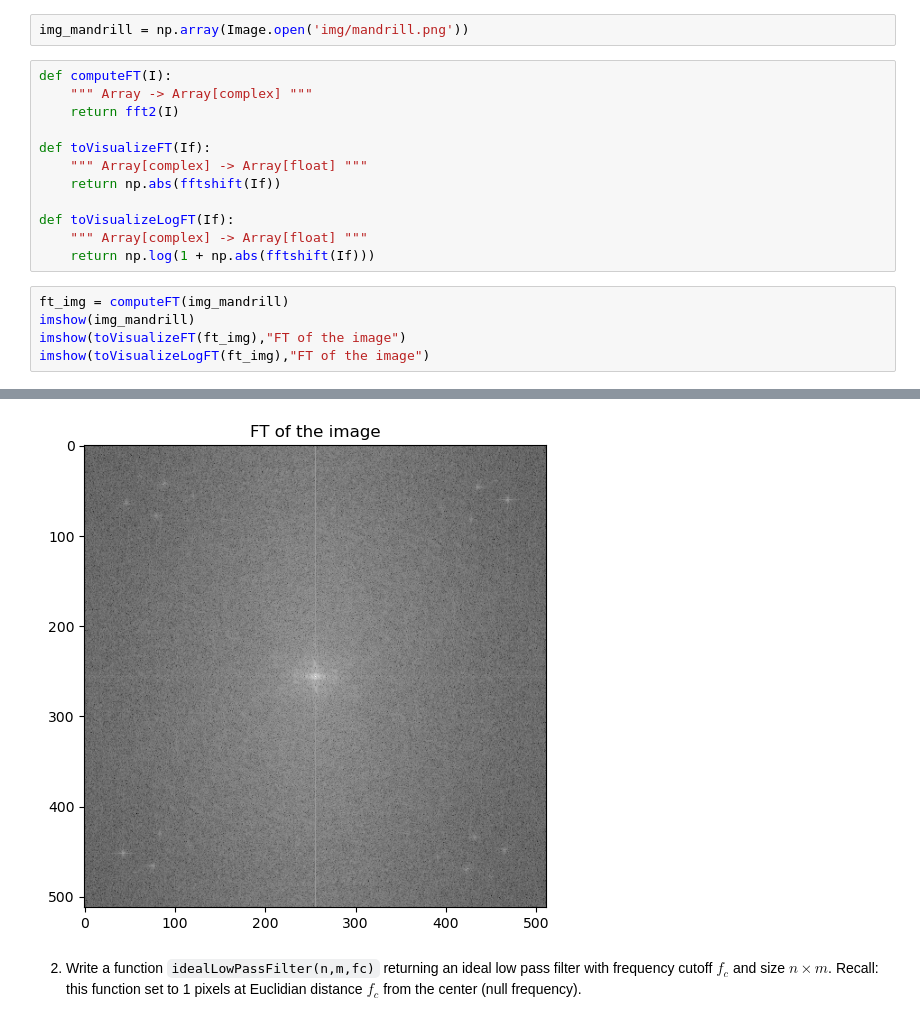
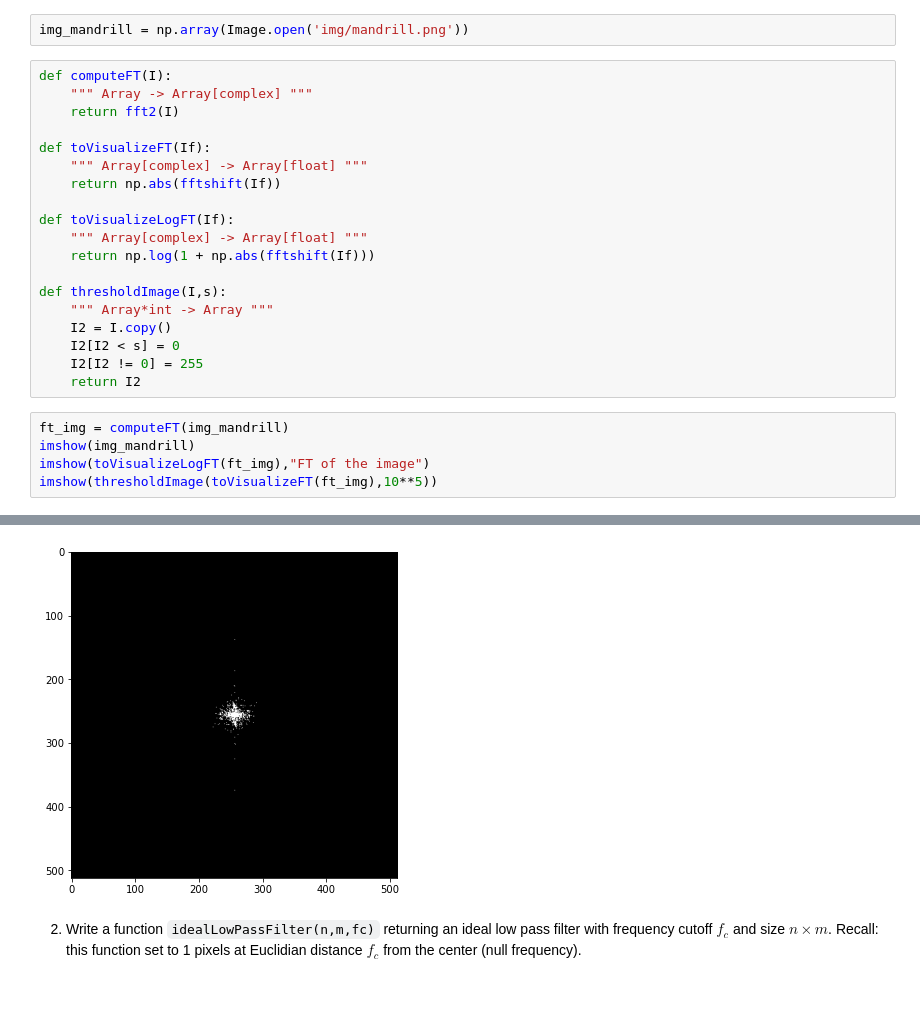
Before and after one commit to ZHANGzhile/BIMA, a Jupyter notebook: TME4/TME4.ipynb, the cells around one changed output, grey strips where cells are left out. Drawn from its saved outputs; the diff is of its cells as text; blank space fills up the shorter version.

```diff
--- a/TME4/TME4.ipynb
+++ b/TME4/TME4.ipynb
@@ -32,9 +32,16 @@ def toVisualizeFT(If):
 def toVisualizeLogFT(If):
     """ Array[complex] -> Array[float] """
     return np.log(1 + np.abs(fftshift(If)))
+
+def thresholdImage(I,s):
+    """ Array*int -> Array """
+    I2 = I.copy()
+    I2[I2 < s] = 0
+    I2[I2 != 0] = 255
+    return I2
 # %%
 ft_img = computeFT(img_mandrill)
 imshow(img_mandrill)
-imshow(toVisualizeFT(ft_img),"FT of the image")
 imshow(toVisualizeLogFT(ft_img),"FT of the image")
+imshow(thresholdImage(toVisualizeFT(ft_img),10**5))
 # %% [output]
@@ -43,4 +50,4 @@ imshow(toVisualizeLogFT(ft_img),"FT of the image")
-[figure, old version]
+[figure, new version]
 # %% [markdown]
 2. Write a function `idealLowPassFilter(n,m,fc)` returning an ideal low pass filter with frequency cutoff $f_c$ and size $n\times m$. Recall: this function set to 1 pixels at Euclidian distance $f_c$ from the center (null frequency).
 # %%
```
Also changed, not shown: parts of 9 cells of this notebook.
